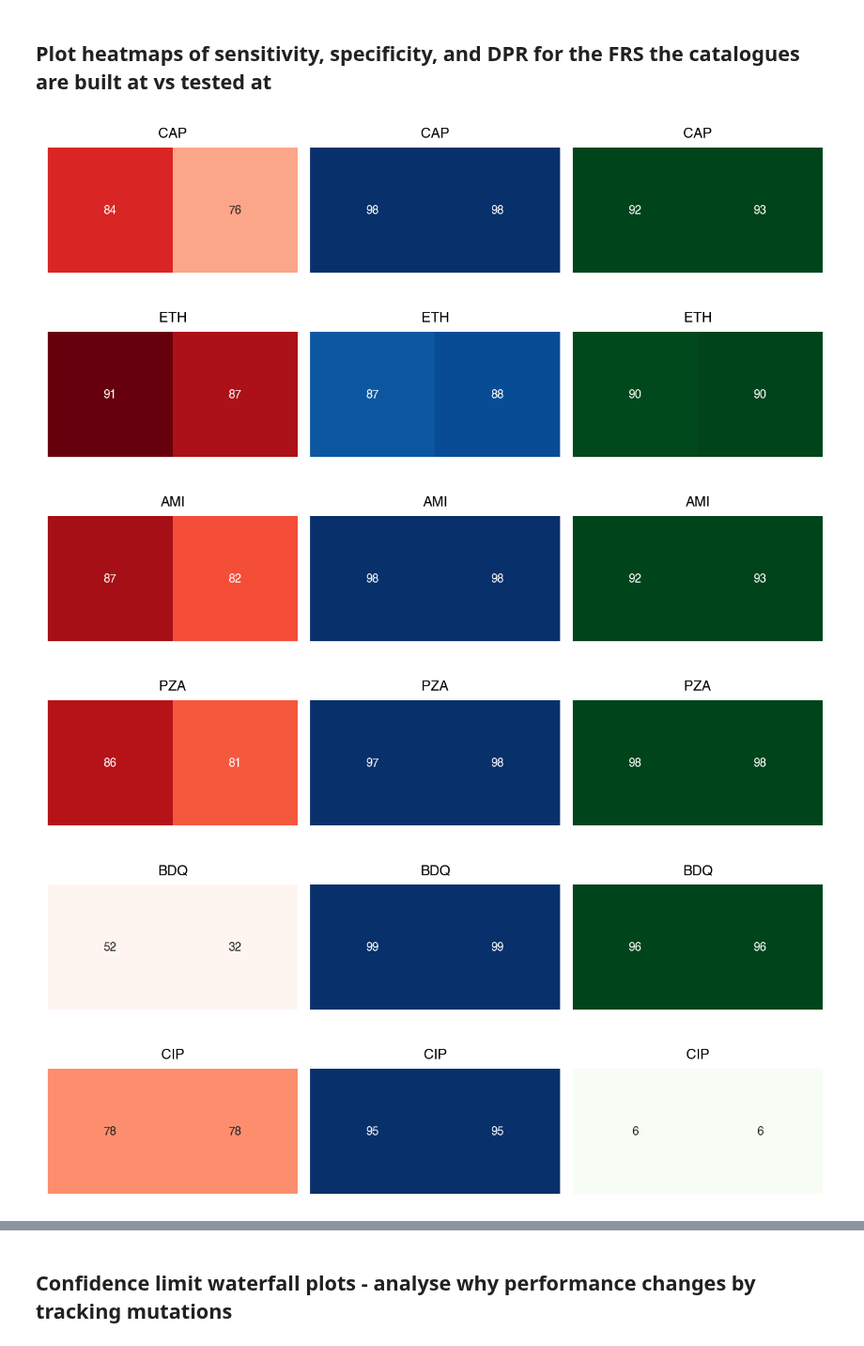
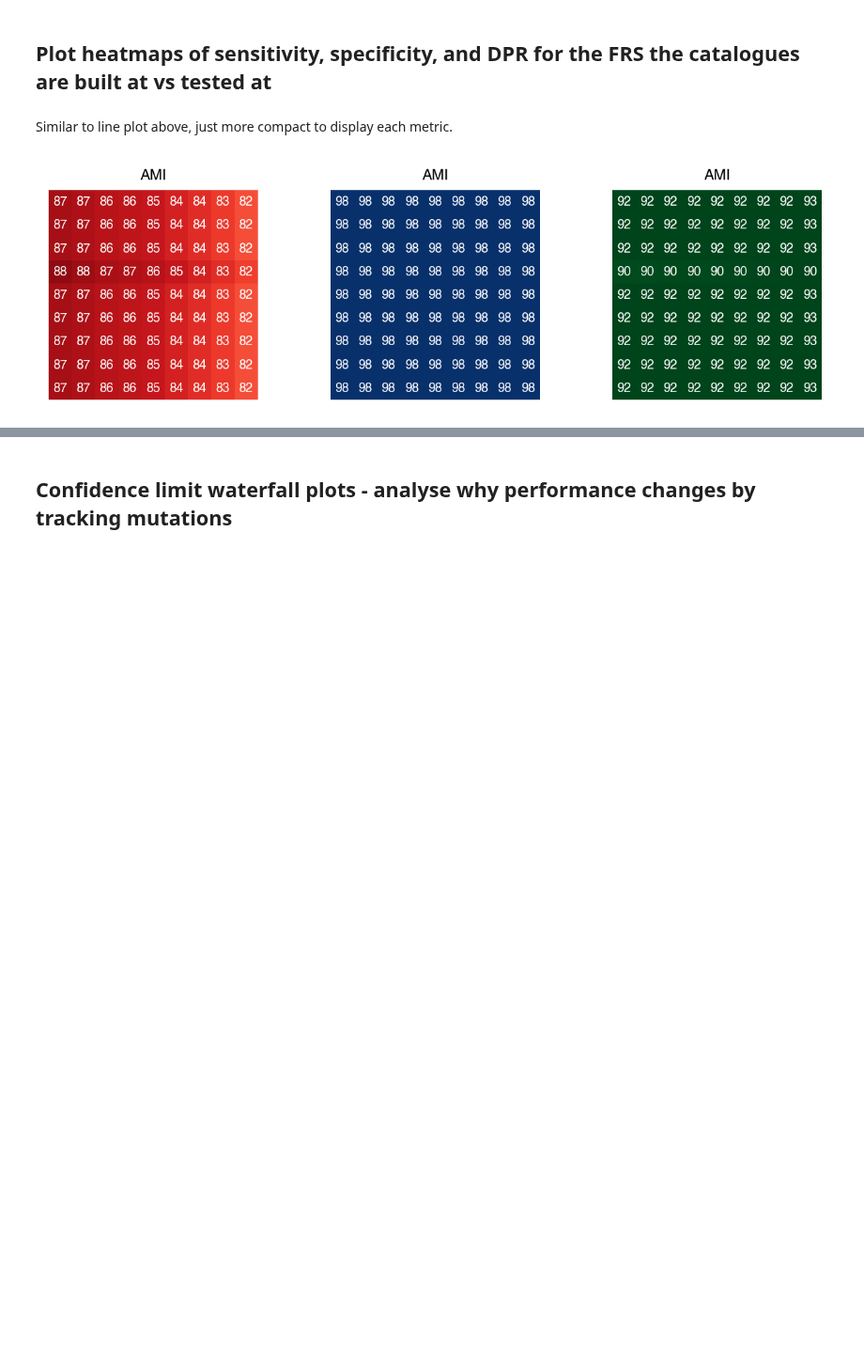
Before and after one commit to fowler-lab/cryptic-catalogues-2025, a Jupyter notebook: 03-scan-frs.ipynb, the cells around one changed output, grey strips where cells are left out. Shown at 94% size. Drawn from its saved outputs; the diff is of its cells as text; code cells hidden in the pictures; blank space fills up the shorter version.

```diff
--- a/03-scan-frs.ipynb
+++ b/03-scan-frs.ipynb
@@ -40,7 +46,7 @@ with open('data/drug_to_genes.json', 'r') as f:
     drug_genes = json.load(f)
 
 # whether to run the processes which take a long time
-run_long_processes = True
+run_long_processes = False
 
 # number of cores
 n_cores = 10
@@ -71,8 +78,8 @@ opt_cats
 # %%
+#define minimum FRS values
 build_frs_values = np.arange(0.1, 1.0, 0.1)
 test_frs_values = np.arange(0.1, 1.0, 0.1)
-#build_frs_values = [0.1]
-#test_frs_values = [0.1, 0.9]
+
 
 # Shared memory dictionaries for storing results
 manager = mp.Manager()
@@ -92,7 +99,7 @@ def process_drug_frs(args):
     '''build and test catalogues at each specified minimum FRS'''
 
     drug, build_FRS = args
-    #prep mutations and phenotypes data
+    #prep mutations data
     mutations = functions.prep_mutations('data/mutations-v3.4.0/',
                                     drug_genes[drug]['genes'],
                                     version='v3.4.0',
@@ -106,7 +113,7 @@ def process_drug_frs(args):
                                     mut_path=cryptic_tables_path+'MUTATIONS.parquet',
                                     var_path=cryptic_tables_path+'VARIANTS.parquet',
                                     train=False)
-
+    #prep phenotypes data
     phenotypes = functions.prep_phenotypes(
         drug,
         cryptic_tables_path+"DST_MEASUREMENTS.parquet",
@@ -116,7 +123,7 @@ def process_drug_frs(args):
         validation=False
     )
 
-    background, p = opt_cats.loc[opt_cats.DRUG == drug, ['BACKGROUND_RATE', 'p_value']].iloc[0]
+    background, p = opt_cats.loc[opt_cats.DRUG == drug, ['BACKGROUND_RATE', 'conf_level']].iloc[0]
     sens_results, spec_results, cov_results, sens2_results, spec2_results = {}, {}, {}, {}, {}
     tp_results, fn_results, tn_results, fp_results, up_results, un_results = {}, {}, {}, {}, {}, {}
 
@@ -174,7 +181,6 @@ def process_drug_frs(args):
         up_results[build_FRS][test_FRS] = UP
         un_results[build_FRS][test_FRS] = UN
 
-
     sensitivity_matrix[(drug, build_FRS)] = sens_results[build_FRS]
     specificity_matrix[(drug, build_FRS)] = spec_results[build_FRS]
     dpr_matrix[(drug, build_FRS)] = cov_results[build_FRS]
@@ -202,4 +210,5 @@ def convert_to_dataframe(matrix, metric):
 # %%
+#remve to run for all drugs
 opt_cats = opt_cats[opt_cats.DRUG=='AMI']
 
 # Parallel execution
@@ -236,14 +245,13 @@ else:
     )
 
 
-
 #format results
 perf_df.reset_index(inplace=True)
 catalogued_R, catalogued_S, catalogued_RS = [], [], []
 for i in perf_df.index:
     drug = perf_df['Drug'][i]
     background = opt_cats[opt_cats.DRUG==drug].BACKGROUND_RATE.values[0]
-    p = opt_cats[opt_cats.DRUG==drug].p_value.values[0]
+    p = opt_cats[opt_cats.DRUG==drug].conf_level.values[0]
     build_FRS = perf_df['Build_FRS'][i]
     catfile = f"./catalogues/MTBC-CRyPTICv1.1.1-2025.8/frs/{drug.lower()}/bg_{background}_p_{p}_FRS_{np.round(build_FRS,1)}.csv"
     cat = pd.read_csv(catfile)
@@ -319,12 +301,11 @@ graphs.plot_catalogue_bar_charts(perf_df)
 # %% [markdown]
 ## Plot heatmaps of sensitivity, specificity, and DPR for the FRS the catalogues are built at vs tested at
+# %% [markdown]
+Similar to line plot above, just more compact to display each metric.
 # %%
 perf_df = perf_df.drop_duplicates(['Drug', 'Build_FRS', 'Test_FRS'], keep='first')
-utils.plot_perf_heatmaps(perf_df, draw_axes=False)
+#remove drug filter for all heatmaps
+graphs.plot_perf_heatmaps(perf_df[perf_df.Drug=='AMI'], draw_axes=False)
+#x axis = test minimum FRS, y axis = build minimum FRS
 # %% [output]
-[figure, old version]
+[figure, new version]
-[figure, removed]
-[figure, removed]
-[figure, removed]
-[figure, removed]
-[figure, removed]
```
Also changed, not shown: parts of 32 cells of this notebook, 55 other files.
